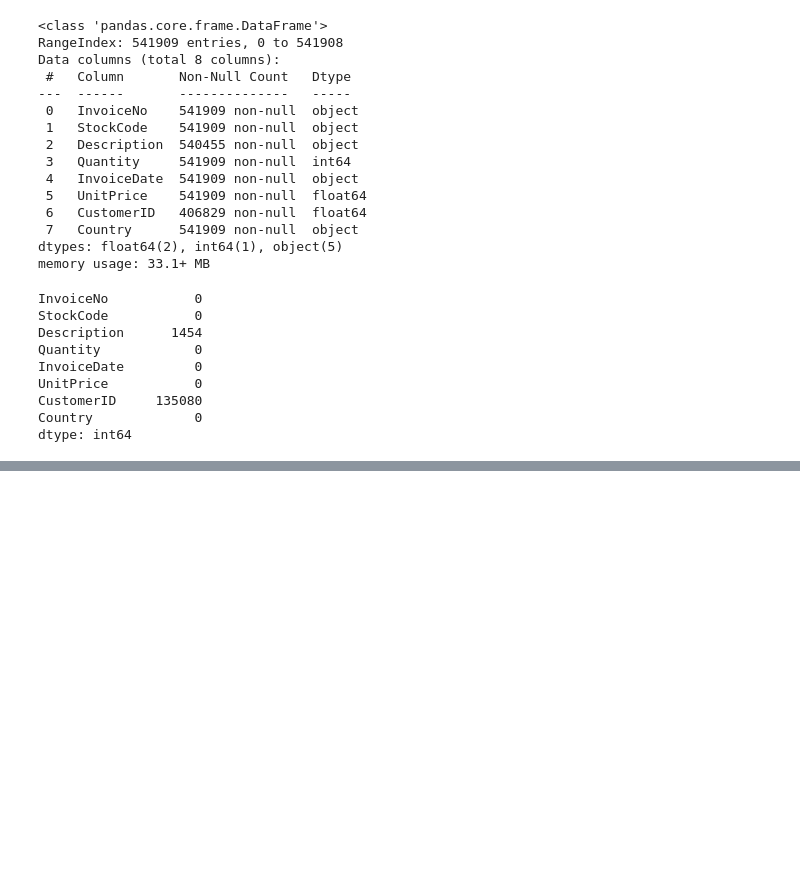
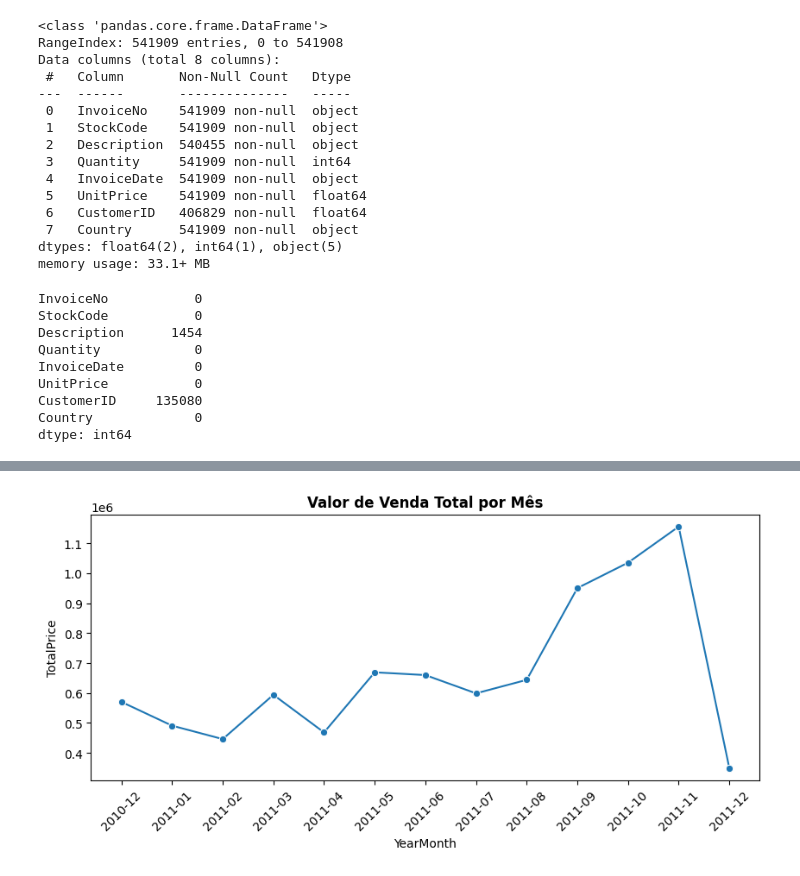
Before and after one commit to leandroboteon/data-wrangling-marketing-rfm, a Jupyter notebook: data_wrangling_marketing_rfm.ipynb, the cells around one changed output, grey strips where cells are left out. Saved outputs shown, nothing was run; the diff lists cells and outputs as text; code cells hidden in the pictures; blank space fills up the shorter version.

```diff
--- a/data_wrangling_marketing_rfm.ipynb
+++ b/data_wrangling_marketing_rfm.ipynb
@@ -113,0 +217,13 @@ df = df[df['Quantity'] > 0]
+# %%
+# Valor de venda total por mês
+df['YearMonth'] = df['InvoiceDate'].dt.strftime('%Y-%m')
+monthly_sales = df.groupby('YearMonth')['TotalPrice'].sum().reset_index()
+
+plt.figure(figsize=(10, 4))
+
+sns.lineplot(data=monthly_sales, x='YearMonth', y='TotalPrice', marker='o')
+plt.title('Valor de Venda Total por Mês', fontweight='bold')
+plt.xticks(rotation=45)
+plt.show()
+# %% [output]
+[figure, added]
```
Also changed, not shown: parts of 20 cells of this notebook.
